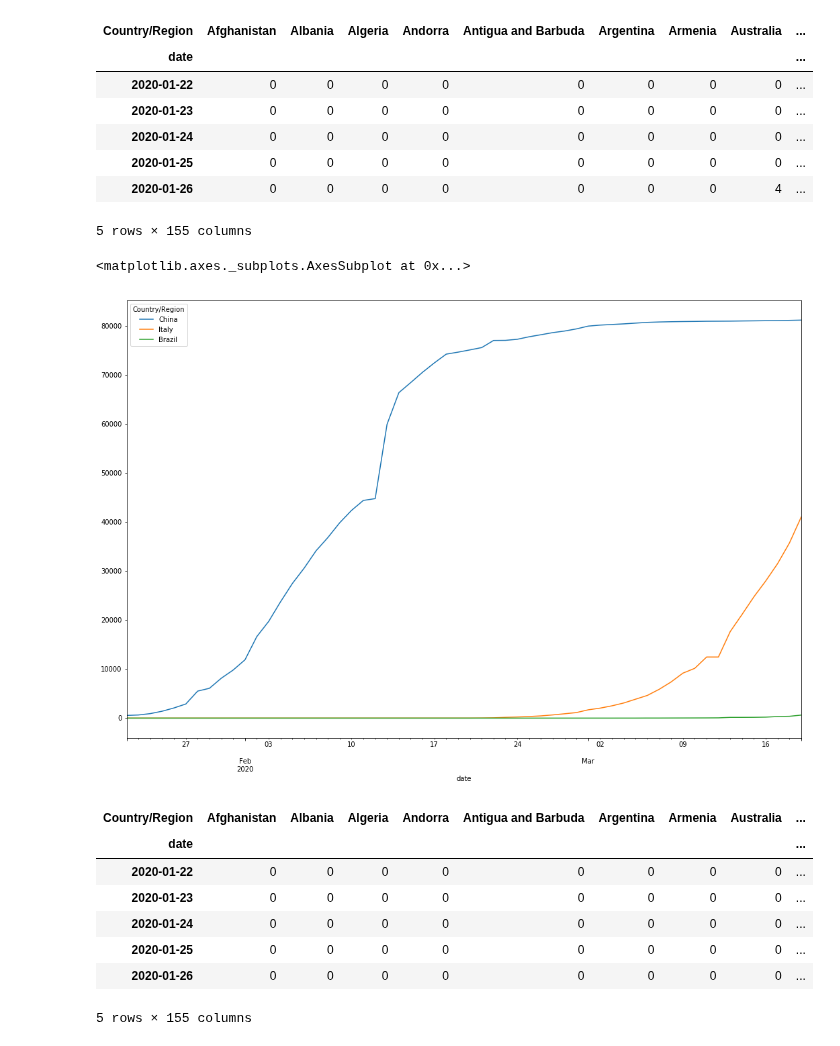
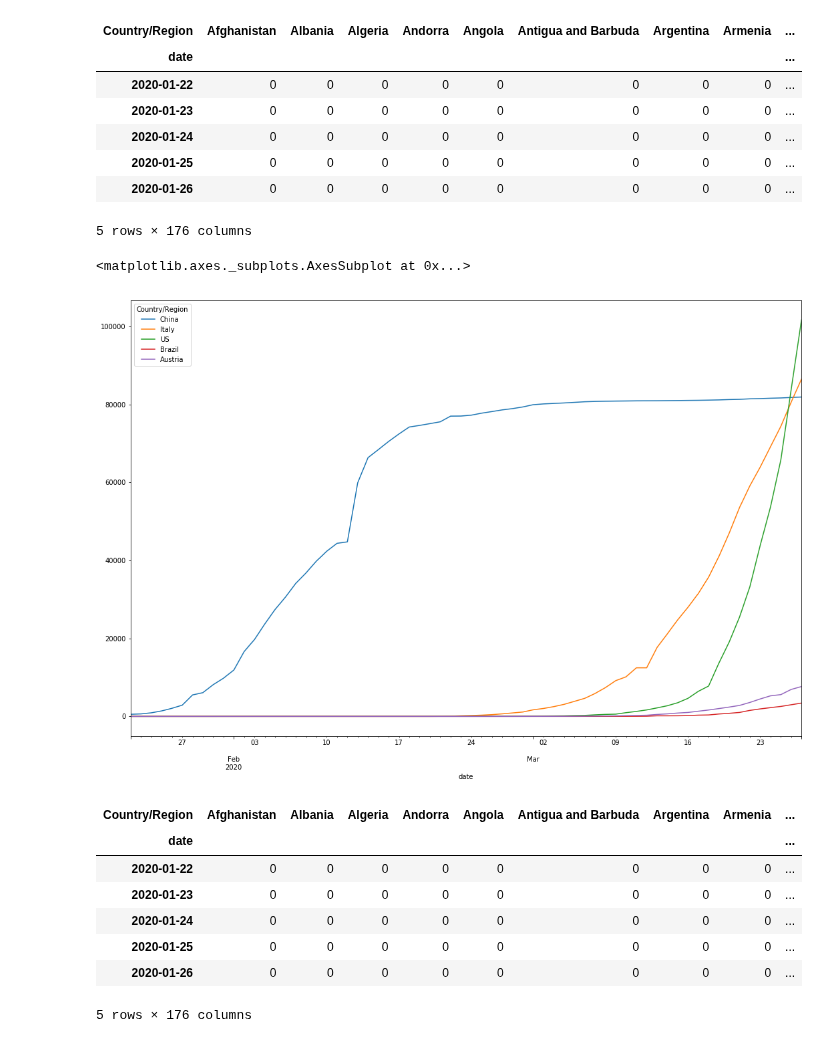
Before and after one commit to rsouza/COVID-19, a Jupyter notebook: daily_cases_deaths_recovered.ipynb, the cells around one changed output. Cells and saved outputs as stored; diff of their text form; code cells hidden in the pictures.

Commit message:
update name of series and added countries

```diff
--- a/daily_cases_deaths_recovered.ipynb
+++ b/daily_cases_deaths_recovered.ipynb
@@ -1,7 +1,7 @@
 # %%
 import pandas as pd
 # %%
-df_cases = pd.read_csv('./csse_covid_19_data/csse_covid_19_time_series/time_series_19-covid-Confirmed.csv')
+df_cases = pd.read_csv('./csse_covid_19_data/csse_covid_19_time_series/time_series_covid19_confirmed_global.csv')
 df_cases.drop(["Lat", "Long", "Province/State"], axis=1, inplace=True)
 df_cases = df_cases.groupby(['Country/Region']).sum()
 df_cases = df_cases.transpose()
@@ -9,11 +9,11 @@ df_cases.index.name = 'date'
 df_cases.index = pd.to_datetime(df_cases.index)
 df_cases.head()
 # %% [output]
-| Country/Region | Afghanistan | Albania | Algeria | Andorra | Antigua and Barbuda | Argentina | Armenia | Australia | ... |
+| Country/Region | Afghanistan | Albania | Algeria | Andorra | Angola | Antigua and Barbuda | Argentina | Armenia | ... |
 | date |  |  |  |  |  |  |  |  | ... |
 | 2020-01-22 | 0 | 0 | 0 | 0 | 0 | 0 | 0 | 0 | ... |
 | 2020-01-23 | 0 | 0 | 0 | 0 | 0 | 0 | 0 | 0 | ... |
 | 2020-01-24 | 0 | 0 | 0 | 0 | 0 | 0 | 0 | 0 | ... |
 | 2020-01-25 | 0 | 0 | 0 | 0 | 0 | 0 | 0 | 0 | ... |
-| 2020-01-26 | 0 | 0 | 0 | 0 | 0 | 0 | 0 | 4 | ... |
+| 2020-01-26 | 0 | 0 | 0 | 0 | 0 | 0 | 0 | 0 | ... |
-5 rows × 155 columns
+5 rows × 176 columns
@@ -20,12 +22,12 @@ df_cases.head()
 # %%
 #df_cases.plot(figsize=(18,12))
 #df_cases[["Japan","Brazil"]].plot(figsize=(18,12))
-df_cases[["China","Italy","Brazil"]].plot(figsize=(18,12))
+df_cases[["China","Italy","US", "Brazil", "Austria"]].plot(figsize=(18,12))
 # %% [output]
 <matplotlib.axes._subplots.AxesSubplot at 0x...>
-[figure, old version]
+[figure, new version]
 # %%
-df_deaths = pd.read_csv('./csse_covid_19_data/csse_covid_19_time_series/time_series_19-covid-Deaths.csv')
+df_deaths = pd.read_csv('./csse_covid_19_data/csse_covid_19_time_series/time_series_covid19_deaths_global.csv')
 df_deaths.drop(["Lat", "Long", "Province/State"], axis=1, inplace=True)
 df_deaths = df_deaths.groupby(['Country/Region']).sum()
 df_deaths = df_deaths.transpose()
@@ -33,14 +35,14 @@ df_deaths.index.name = 'date'
 df_deaths.index = pd.to_datetime(df_deaths.index)
 df_deaths.head()
 # %% [output]
-| Country/Region | Afghanistan | Albania | Algeria | Andorra | Antigua and Barbuda | Argentina | Armenia | Australia | ... |
+| Country/Region | Afghanistan | Albania | Algeria | Andorra | Angola | Antigua and Barbuda | Argentina | Armenia | ... |
 | date |  |  |  |  |  |  |  |  | ... |
 | 2020-01-22 | 0 | 0 | 0 | 0 | 0 | 0 | 0 | 0 | ... |
 | 2020-01-23 | 0 | 0 | 0 | 0 | 0 | 0 | 0 | 0 | ... |
 | 2020-01-24 | 0 | 0 | 0 | 0 | 0 | 0 | 0 | 0 | ... |
 | 2020-01-25 | 0 | 0 | 0 | 0 | 0 | 0 | 0 | 0 | ... |
 | 2020-01-26 | 0 | 0 | 0 | 0 | 0 | 0 | 0 | 0 | ... |
-5 rows × 155 columns
+5 rows × 176 columns
 # %%
 #df_deaths.plot(figsize=(18,12))
 #df_deaths[["Japan","Brazil"]].plot(figsize=(18,12))
```
Also changed, not shown: parts of 4 cells of this notebook.
